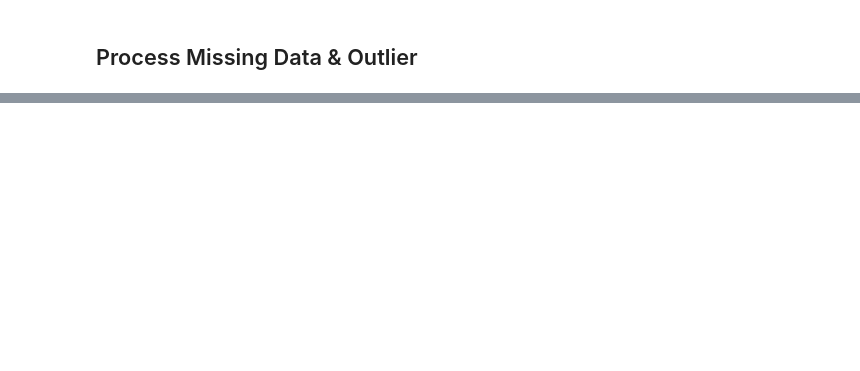
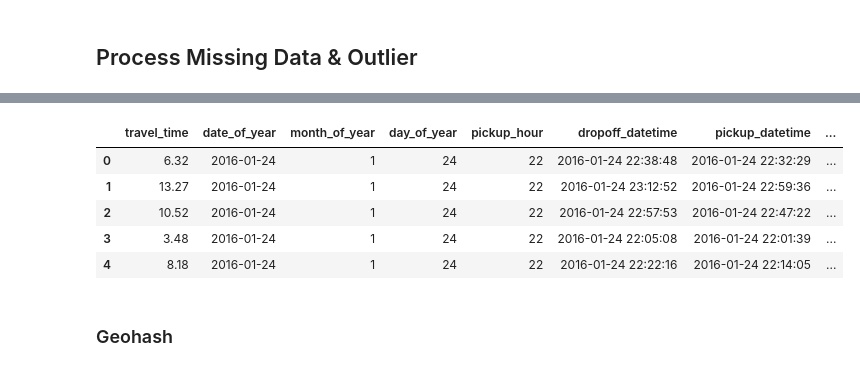
Before and after one commit to Jay4869/NYC-Taxi-FHV-Project, a Jupyter notebook: sample of project.ipynb, the cells around one changed output, grey strips where cells are left out. Saved outputs shown, nothing was run; the diff lists cells and outputs as text; code cells hidden in the pictures; blank space fills up the shorter version.

```diff
--- a/sample of project.ipynb
+++ b/sample of project.ipynb
@@ -340,0 +249,11 @@ plotly.tools.set_credentials_file(username='zxf71699', api_key='BkltlyEFcOkOAgCS
+# %%
+data['locationID'] = location['label']
+# %% [output]
+|  | travel_time | date_of_year | month_of_year | day_of_year | pickup_hour | dropoff_datetime | pickup_datetime | ... |
+| 0 | 6.32 | 2016-01-24 | 1 | 24 | 22 | 2016-01-24 22:38:48 | 2016-01-24 22:32:29 | ... |
+| 1 | 13.27 | 2016-01-24 | 1 | 24 | 22 | 2016-01-24 23:12:52 | 2016-01-24 22:59:36 | ... |
+| 2 | 10.52 | 2016-01-24 | 1 | 24 | 22 | 2016-01-24 22:57:53 | 2016-01-24 22:47:22 | ... |
+| 3 | 3.48 | 2016-01-24 | 1 | 24 | 22 | 2016-01-24 22:05:08 | 2016-01-24 22:01:39 | ... |
+| 4 | 8.18 | 2016-01-24 | 1 | 24 | 22 | 2016-01-24 22:22:16 | 2016-01-24 22:14:05 | ... |
+# %% [markdown]
+### Geohash
```
Also changed, not shown: parts of 62 cells of this notebook.
